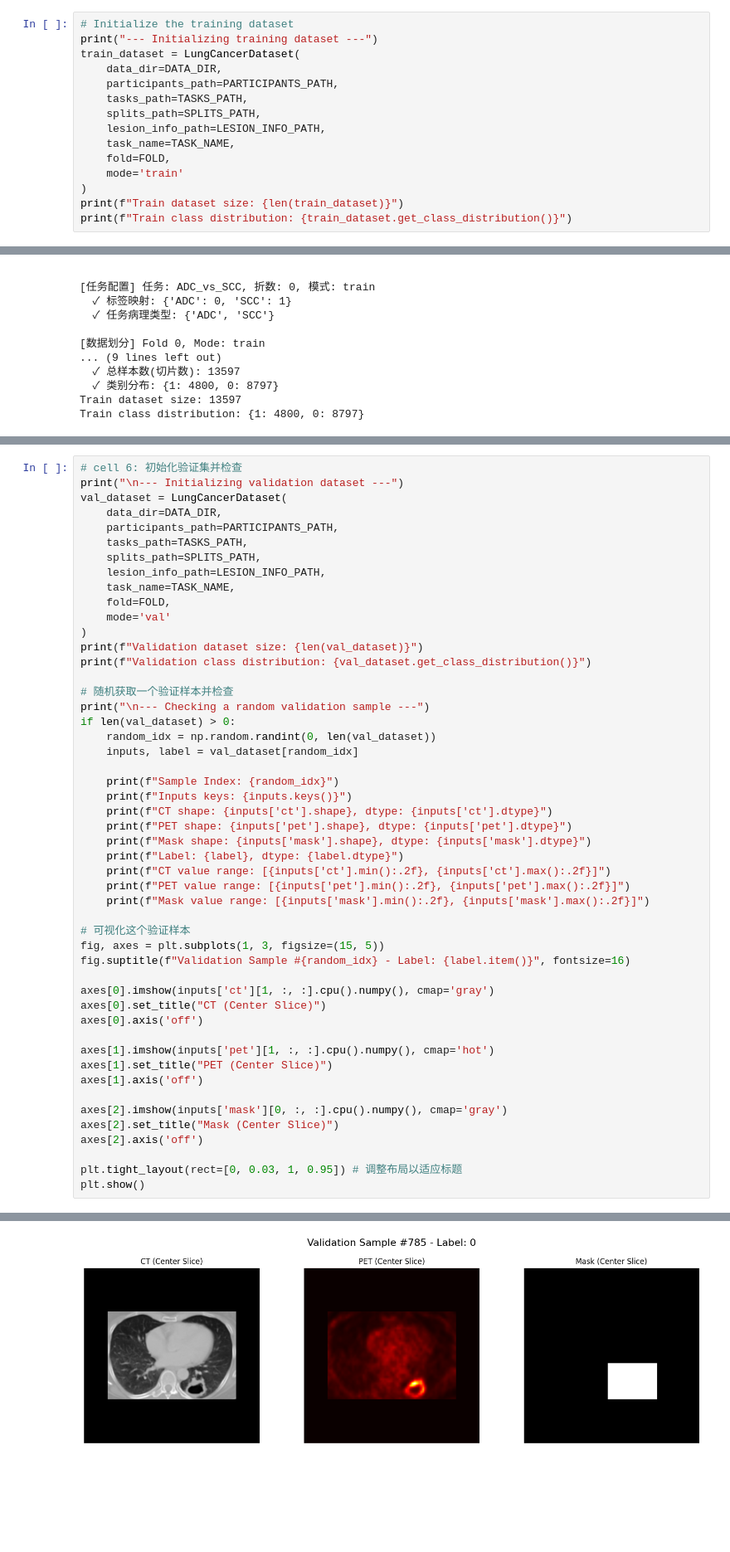
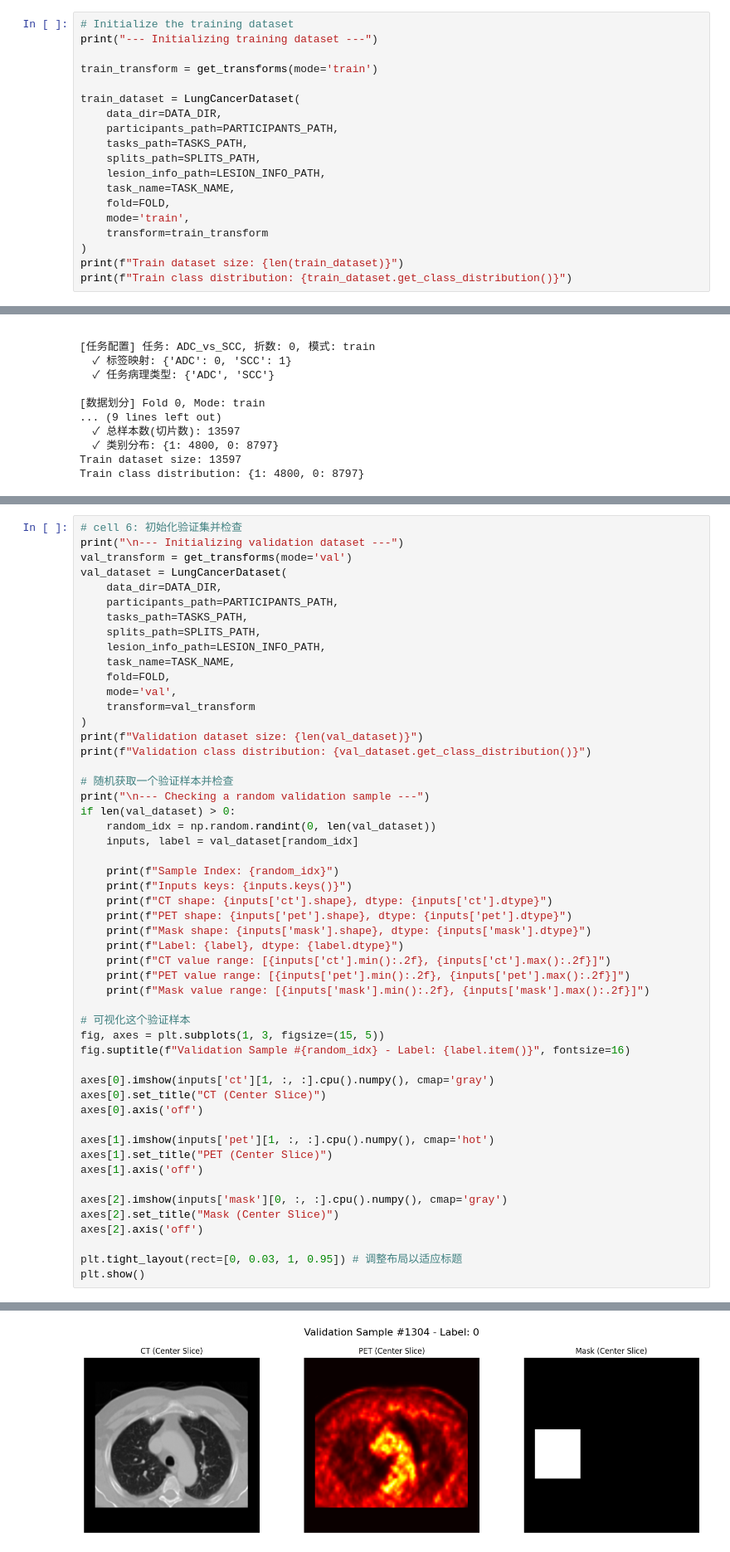
Before and after one commit to Jacob-yaobo/Lung-Cancer-Subtyping-Classification-V4.0, a Jupyter notebook: notebooks/3_development/check_dataset_and_transform.ipynb, the cells around one changed output, grey strips where cells are left out. Shown: that part at 83% size. Cells and saved outputs as stored; diff of their text form; blank space fills up the shorter version.

```diff
--- a/notebooks/3_development/check_dataset_and_transform.ipynb
+++ b/notebooks/3_development/check_dataset_and_transform.ipynb
@@ -24,6 +25,9 @@ FOLD = 0
 # %%
 # Initialize the training dataset
 print("--- Initializing training dataset ---")
+
+train_transform = get_transforms(mode='train')
+
 train_dataset = LungCancerDataset(
     data_dir=DATA_DIR,
     participants_path=PARTICIPANTS_PATH,
@@ -32,7 +36,8 @@ train_dataset = LungCancerDataset(
     lesion_info_path=LESION_INFO_PATH,
     task_name=TASK_NAME,
     fold=FOLD,
-    mode='train'
+    mode='train',
+    transform=train_transform
 )
 print(f"Train dataset size: {len(train_dataset)}")
 print(f"Train class distribution: {train_dataset.get_class_distribution()}")
@@ -106,6 +111,7 @@ plt.show()
 # %%
 # cell 6: 初始化验证集并检查
 print("\n--- Initializing validation dataset ---")
+val_transform = get_transforms(mode='val')
 val_dataset = LungCancerDataset(
     data_dir=DATA_DIR,
     participants_path=PARTICIPANTS_PATH,
@@ -114,7 +120,8 @@ val_dataset = LungCancerDataset(
     lesion_info_path=LESION_INFO_PATH,
     task_name=TASK_NAME,
     fold=FOLD,
-    mode='val'
+    mode='val',
+    transform=val_transform
 )
 print(f"Validation dataset size: {len(val_dataset)}")
 print(f"Validation class distribution: {val_dataset.get_class_distribution()}")
@@ -173,2 +180,2 @@ PET value range: [0.00, 0.36]
 Mask value range: [0.00, 1.00]
-[figure, old version]
+[figure, new version]
```
Also changed, not shown: parts of 4 cells of this notebook, 5 other files.
